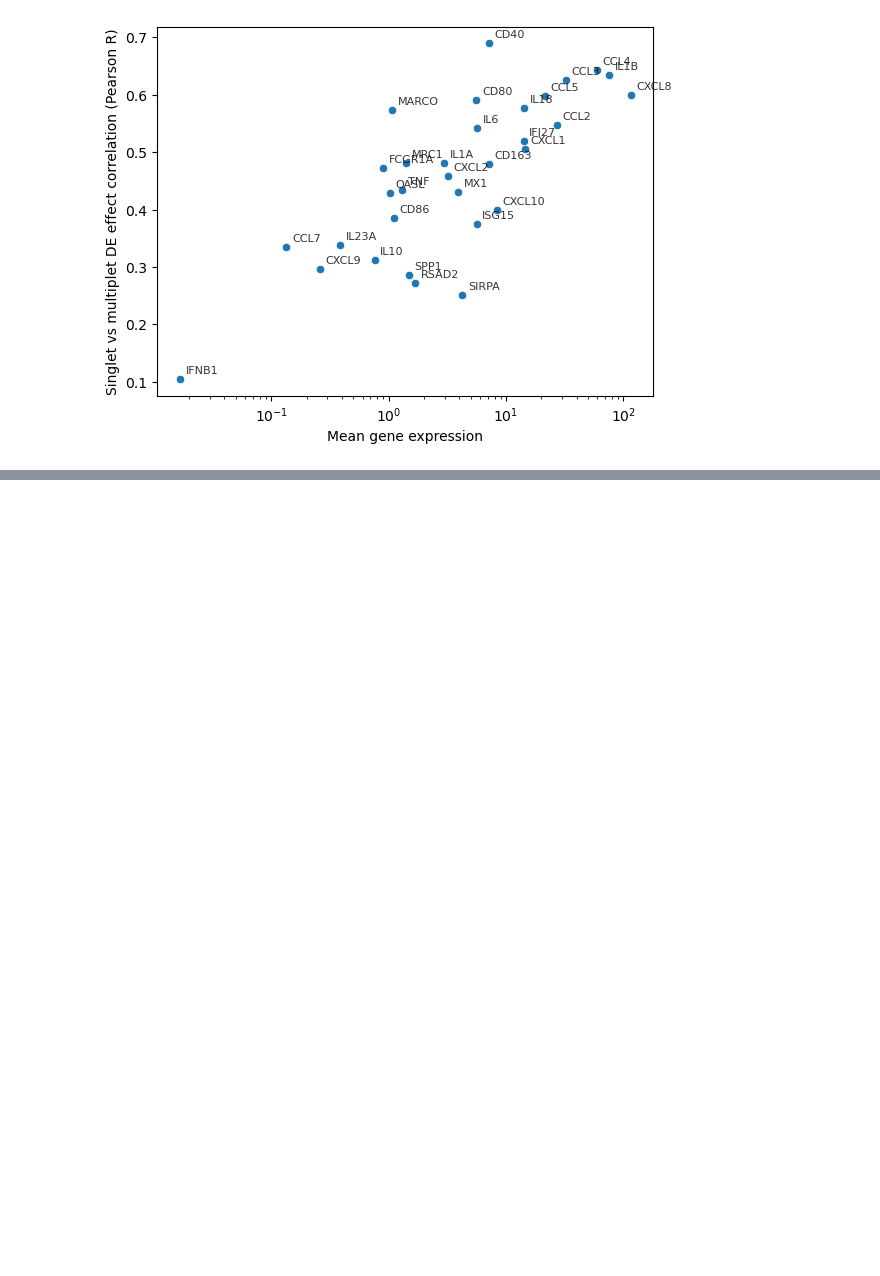
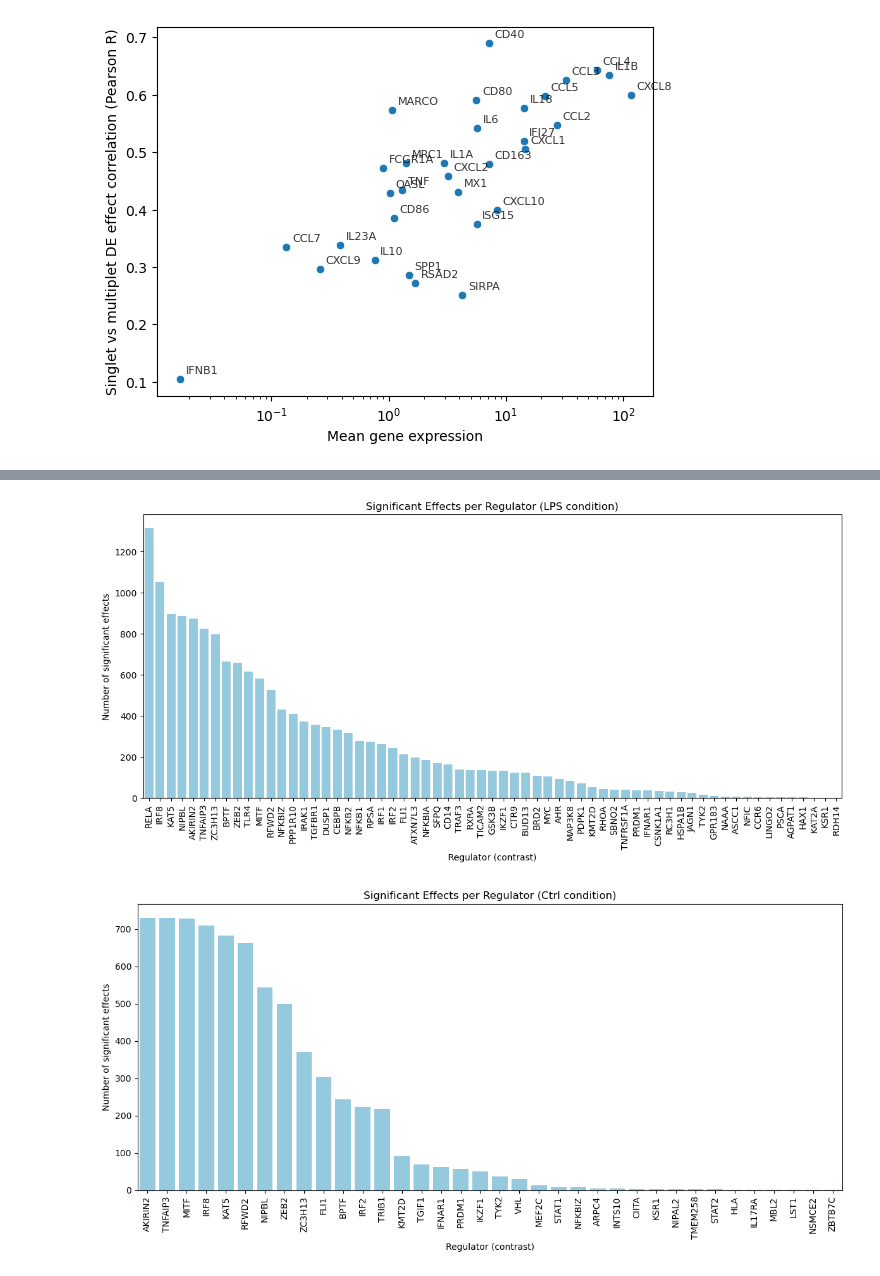
Before and after one commit to mangochiral/Macs_KO_plots, a Jupyter notebook: DE_results_plot.ipynb, the cells around one changed output, grey strips where cells are left out. Drawn from its saved outputs; the diff is of its cells as text; code cells hidden in the pictures; blank space fills up the shorter version.

Commit message:
DE plots

```diff
--- a/DE_results_plot.ipynb
+++ b/DE_results_plot.ipynb
@@ -766,0 +784,42 @@ for _, row in cor_results_df.iterrows():
+# %%
+# Get regulators of genes of interest
+regs_df = gene_list_effects_ctrl[gene_list_effects_ctrl['gene_name'] != gene_list_effects_ctrl['contrast']] # exclude ontarget
+regulators_ctrl = regs_df[regs_df['significant']].contrast.unique()
+all_effects_regulators_ctrl = get_DE_results_long(
+    adata_ctrl,
+    targets = regulators_ctrl
+    )
+
+regs_df = gene_list_effects_lps[gene_list_effects_lps['gene_name'] != gene_list_effects_lps['contrast']] # exclude ontarget
+regulators_lps = regs_df[regs_df['significant']].contrast.unique()
+all_effects_regulators_lps = get_DE_results_long(
+    adata_lps,
+    targets = regulators_lps
+    )
+# %%
+# Count number of significant effects per regulator (contrast)
+regulator_counts = all_effects_regulators_lps[all_effects_regulators_lps['significant']].value_counts('contrast').sort_values(ascending=False)
+
+plt.figure(figsize=(12, 6))
+sns.barplot(x=regulator_counts.index, y=regulator_counts.values, color='skyblue')
+plt.xticks(rotation=90)
+plt.xlabel('Regulator (contrast)')
+plt.ylabel('Number of significant effects')
+plt.title('Significant Effects per Regulator (LPS condition)')
+plt.tight_layout()
+plt.show()
+
+# Count number of significant effects per regulator (contrast)
+regulator_counts = all_effects_regulators_ctrl[all_effects_regulators_ctrl['significant']].value_counts('contrast').sort_values(ascending=False)
+
+plt.figure(figsize=(12, 6))
+sns.barplot(x=regulator_counts.index, y=regulator_counts.values, color='skyblue')
+plt.xticks(rotation=90)
+plt.xlabel('Regulator (contrast)')
+plt.ylabel('Number of significant effects')
+plt.title('Significant Effects per Regulator (Ctrl condition)')
+plt.tight_layout()
+plt.show()
+# %% [output]
+[figure, added]
+[figure, added]
```
Also changed, not shown: parts of 3 cells of this notebook.
